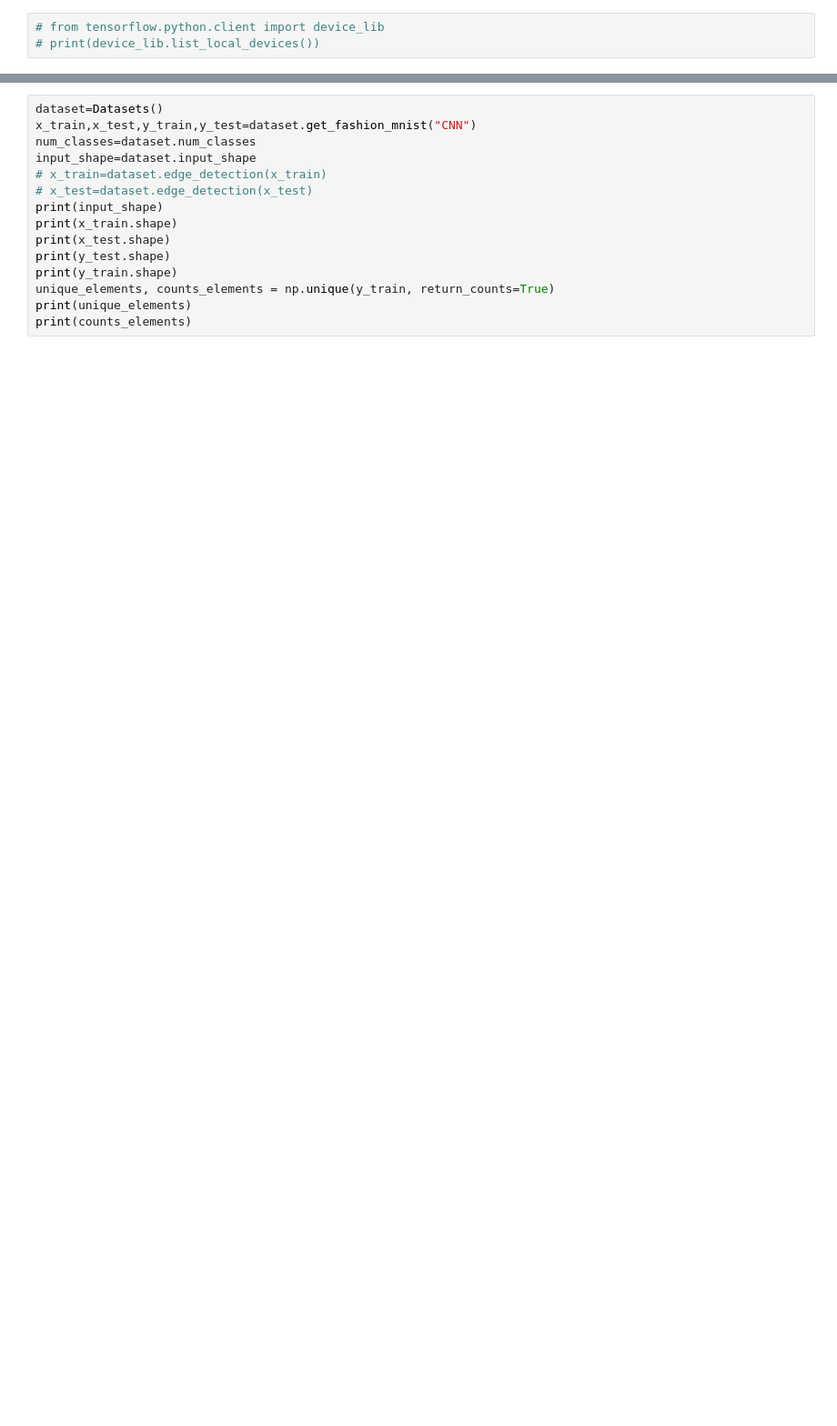
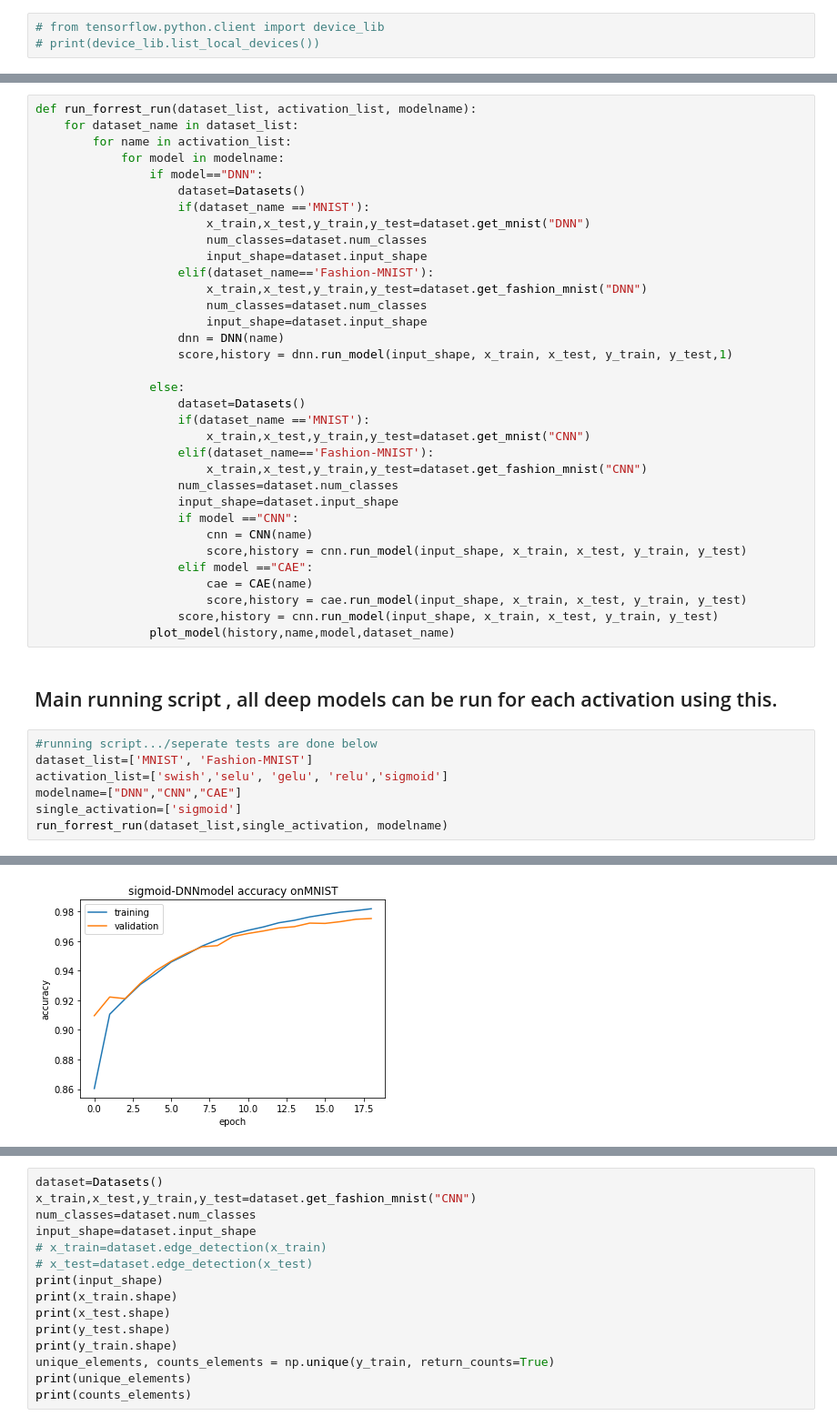
Before and after one commit to Jayant1234/exploringActivations, a Jupyter notebook: Notebooks/tutorial.ipynb, the cells around one changed output, grey strips where cells are left out. Shown at 91% size. Cells and saved outputs as stored; diff of their text form; blank space fills up the shorter version.

Commit message:
sigmoid added

```diff
--- a/Notebooks/tutorial.ipynb
+++ b/Notebooks/tutorial.ipynb
@@ -58 +54,45 @@ def plot_model(history,name,modelname,datasetname):
     plt.show()
+# %%
+def run_forrest_run(dataset_list, activation_list, modelname):
+    for dataset_name in dataset_list:
+        for name in activation_list:
+            for model in modelname:
+                if model=="DNN":
+                    dataset=Datasets()
+                    if(dataset_name =='MNIST'):
+                        x_train,x_test,y_train,y_test=dataset.get_mnist("DNN")
+                        num_classes=dataset.num_classes
+                        input_shape=dataset.input_shape
+                    elif(dataset_name=='Fashion-MNIST'):
+                        x_train,x_test,y_train,y_test=dataset.get_fashion_mnist("DNN")
+                        num_classes=dataset.num_classes
+                        input_shape=dataset.input_shape
+                    dnn = DNN(name)
+                    score,history = dnn.run_model(input_shape, x_train, x_test, y_train, y_test,1)
+
+                else:
+                    dataset=Datasets()
+                    if(dataset_name =='MNIST'):
+                        x_train,x_test,y_train,y_test=dataset.get_mnist("CNN")
+                    elif(dataset_name=='Fashion-MNIST'):
+                        x_train,x_test,y_train,y_test=dataset.get_fashion_mnist("CNN")
+                    num_classes=dataset.num_classes
+                    input_shape=dataset.input_shape
+                    if model =="CNN":
+                        cnn = CNN(name)
+                        score,history = cnn.run_model(input_shape, x_train, x_test, y_train, y_test)
+                    elif model =="CAE":
+                        cae = CAE(name)
+                        score,history = cae.run_model(input_shape, x_train, x_test, y_train, y_test)
+                    score,history = cnn.run_model(input_shape, x_train, x_test, y_train, y_test)
+                plot_model(history,name,model,dataset_name)
+# %% [markdown]
+## Main running script , all deep models can be run for each activation using this.
+# %%
+#running script.../seperate tests are done below
+dataset_list=['MNIST', 'Fashion-MNIST']
+activation_list=['swish','selu', 'gelu', 'relu','sigmoid']
+modelname=["DNN","CNN","CAE"]
+single_activation=['sigmoid']
+run_forrest_run(dataset_list,single_activation, modelname)
+# %% [output]
@@ -58,0 +116 @@ def plot_model(history,name,modelname,datasetname):
+[figure, added]
```
Also changed, not shown: parts of 20 cells of this notebook, 33 other files.
